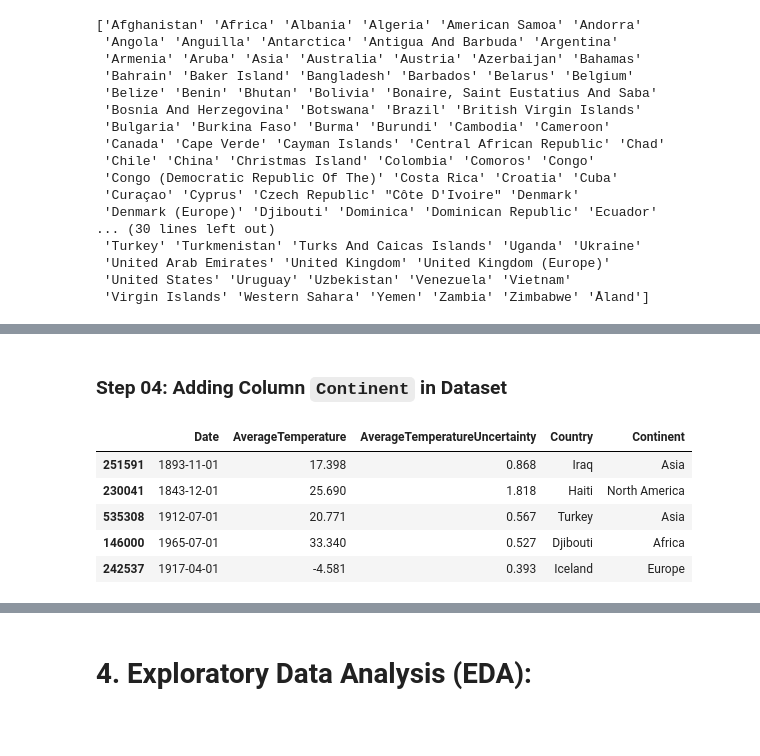
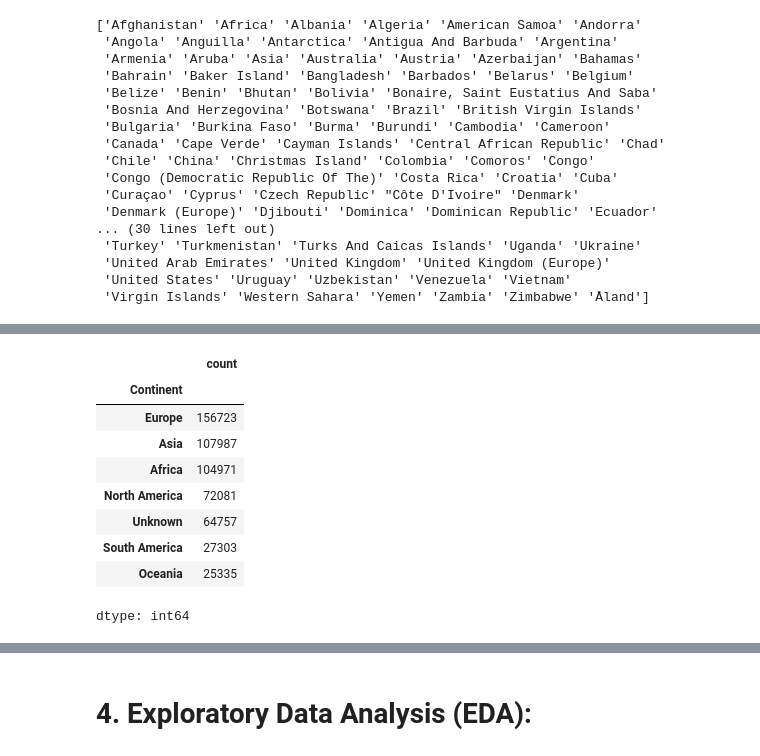
Before and after one commit to HassanZeb01/land_temperature_by_country, a Jupyter notebook: climate_temperature.ipynb, the cells around one changed output, grey strips where cells are left out. Drawn from its saved outputs; the diff is of its cells as text; code cells hidden in the pictures; blank space fills up the shorter version.

```diff
--- a/climate_temperature.ipynb
+++ b/climate_temperature.ipynb
@@ -378,2 +199,0 @@ for countries in cont_oceania:
-# %% [markdown]
-### **Step 04: Adding Column `Continent` in Dataset**
@@ -383,9 +199,0 @@ raw_df['Continent'] = raw_df['Country'].map(continent_dist)
-# %%
-raw_df.sample(5)
-# %% [output]
-|  | Date | AverageTemperature | AverageTemperatureUncertainty | Country | Continent |
-| 251591 | 1893-11-01 | 17.398 | 0.868 | Iraq | Asia |
-| 230041 | 1843-12-01 | 25.690 | 1.818 | Haiti | North America |
-| 535308 | 1912-07-01 | 20.771 | 0.567 | Turkey | Asia |
-| 146000 | 1965-07-01 | 33.340 | 0.527 | Djibouti | Africa |
-| 242537 | 1917-04-01 | -4.581 | 0.393 | Iceland | Europe |
@@ -391,0 +215,14 @@ raw_df.sample(5)
+# %%
+# checking total occurace of each continent
+raw_df['Continent'].value_counts()
+# %% [output]
+|  | count |
+| Continent |  |
+| Europe | 156723 |
+| Asia | 107987 |
+| Africa | 104971 |
+| North America | 72081 |
+| Unknown | 64757 |
+| South America | 27303 |
+| Oceania | 25335 |
+dtype: int64
```
Also changed, not shown: parts of 23 cells of this notebook.
